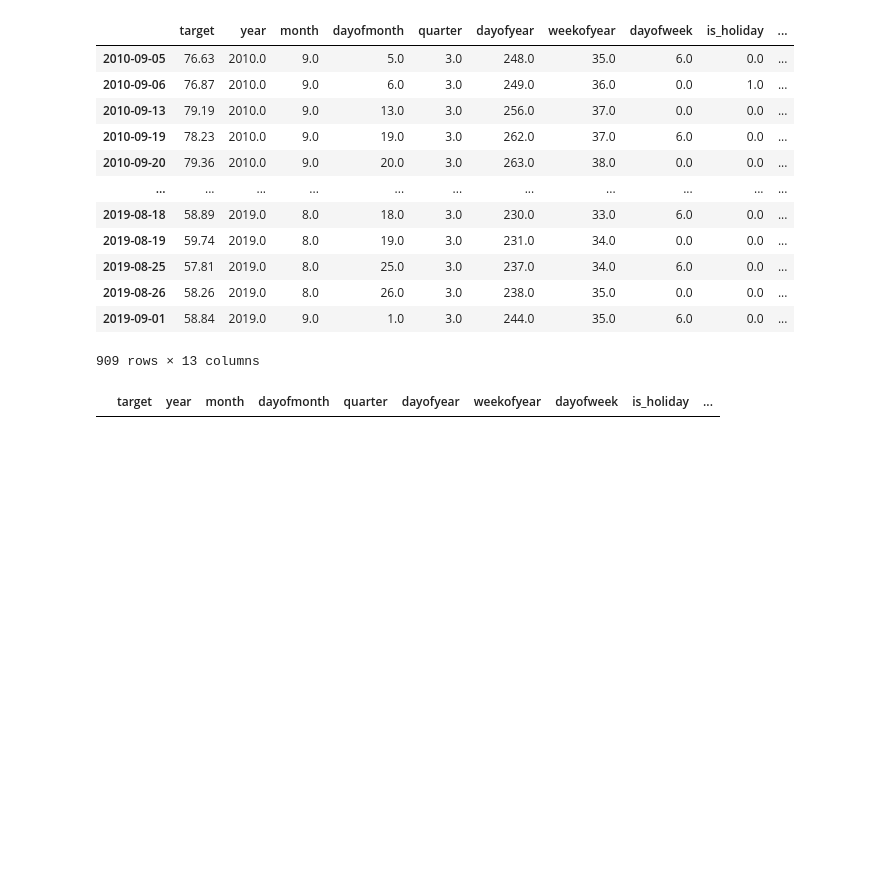
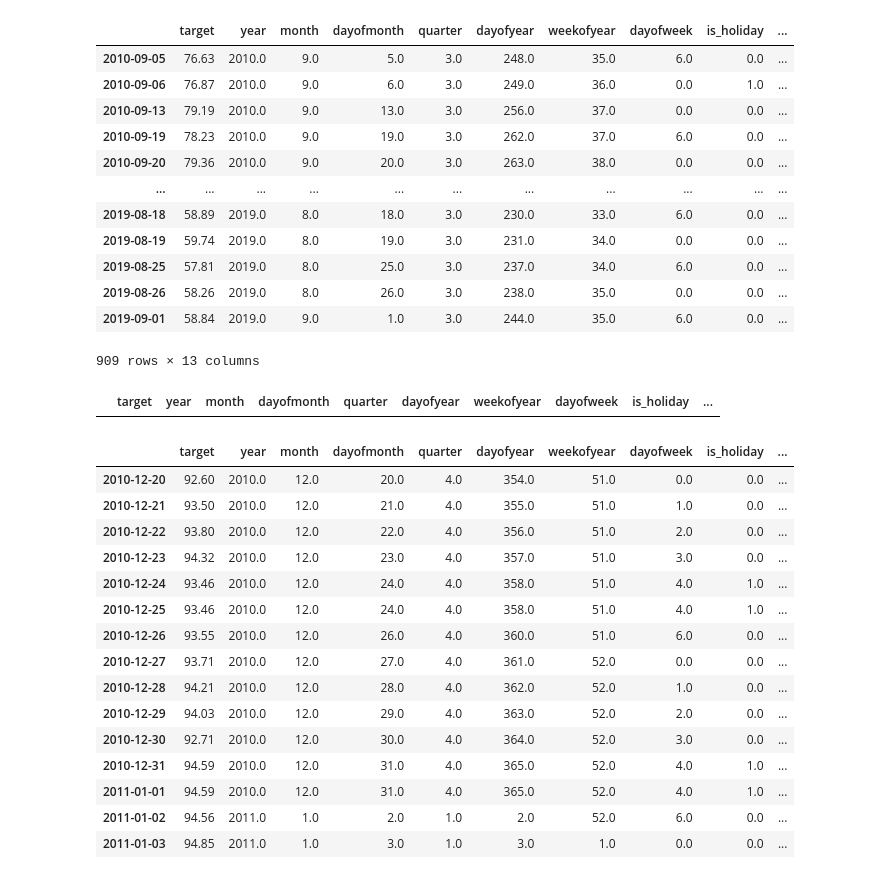
Before and after one commit to aldalinde/Time_series, a Jupyter notebook: lesson_05.ipynb, the cells around one changed output. Saved outputs shown, nothing was run; the diff lists cells and outputs as text; code cells hidden in the pictures; blank space fills up the shorter version.

```diff
--- a/lesson_05.ipynb
+++ b/lesson_05.ipynb
@@ -178,6 +180,25 @@ brent_df.loc[(brent_df['Euro'].isna() & brent_df['target'].isna()), :]
 #brent_df.loc[:,['target','US_dollar', 'Euro']].fillna(method='pad', axis='columns', inplace=True)
 # %%
 brent_df.fillna(method='pad',inplace=True)
+# %%
+brent_df['2010-12-20': '2011-01-03']
+# %% [output]
+|  | target | year | month | dayofmonth | quarter | dayofyear | weekofyear | dayofweek | is_holiday | ... |
+| 2010-12-20 | 92.60 | 2010.0 | 12.0 | 20.0 | 4.0 | 354.0 | 51.0 | 0.0 | 0.0 | ... |
+| 2010-12-21 | 93.50 | 2010.0 | 12.0 | 21.0 | 4.0 | 355.0 | 51.0 | 1.0 | 0.0 | ... |
+| 2010-12-22 | 93.80 | 2010.0 | 12.0 | 22.0 | 4.0 | 356.0 | 51.0 | 2.0 | 0.0 | ... |
+| 2010-12-23 | 94.32 | 2010.0 | 12.0 | 23.0 | 4.0 | 357.0 | 51.0 | 3.0 | 0.0 | ... |
+| 2010-12-24 | 93.46 | 2010.0 | 12.0 | 24.0 | 4.0 | 358.0 | 51.0 | 4.0 | 1.0 | ... |
+| 2010-12-25 | 93.46 | 2010.0 | 12.0 | 24.0 | 4.0 | 358.0 | 51.0 | 4.0 | 1.0 | ... |
+| 2010-12-26 | 93.55 | 2010.0 | 12.0 | 26.0 | 4.0 | 360.0 | 51.0 | 6.0 | 0.0 | ... |
+| 2010-12-27 | 93.71 | 2010.0 | 12.0 | 27.0 | 4.0 | 361.0 | 52.0 | 0.0 | 0.0 | ... |
+| 2010-12-28 | 94.21 | 2010.0 | 12.0 | 28.0 | 4.0 | 362.0 | 52.0 | 1.0 | 0.0 | ... |
+| 2010-12-29 | 94.03 | 2010.0 | 12.0 | 29.0 | 4.0 | 363.0 | 52.0 | 2.0 | 0.0 | ... |
+| 2010-12-30 | 92.71 | 2010.0 | 12.0 | 30.0 | 4.0 | 364.0 | 52.0 | 3.0 | 0.0 | ... |
+| 2010-12-31 | 94.59 | 2010.0 | 12.0 | 31.0 | 4.0 | 365.0 | 52.0 | 4.0 | 1.0 | ... |
+| 2011-01-01 | 94.59 | 2010.0 | 12.0 | 31.0 | 4.0 | 365.0 | 52.0 | 4.0 | 1.0 | ... |
+| 2011-01-02 | 94.56 | 2011.0 | 1.0 | 2.0 | 1.0 | 2.0 | 52.0 | 6.0 | 0.0 | ... |
+| 2011-01-03 | 94.85 | 2011.0 | 1.0 | 3.0 | 1.0 | 3.0 | 1.0 | 0.0 | 0.0 | ... |
 # %%
 brent_df.drop(columns=['year','month', 'quarter', 'weekofyear', 'dayofweek', 'is_holiday',
                        'is_prev_holiday', 'is_next_holiday', 'dayofmonth','dayofyear'], inplace=True)
```
Also changed, not shown: parts of 10 cells of this notebook.
